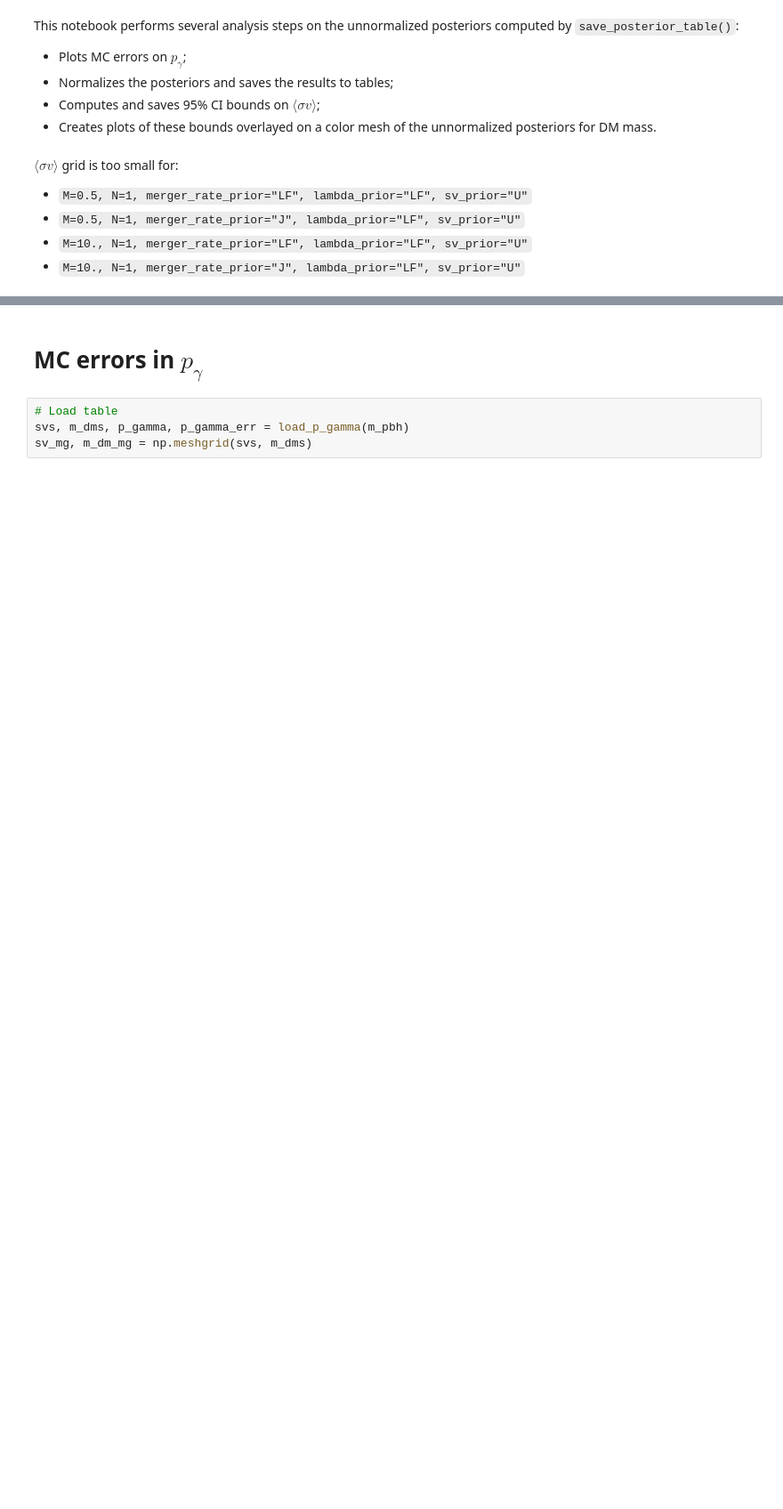
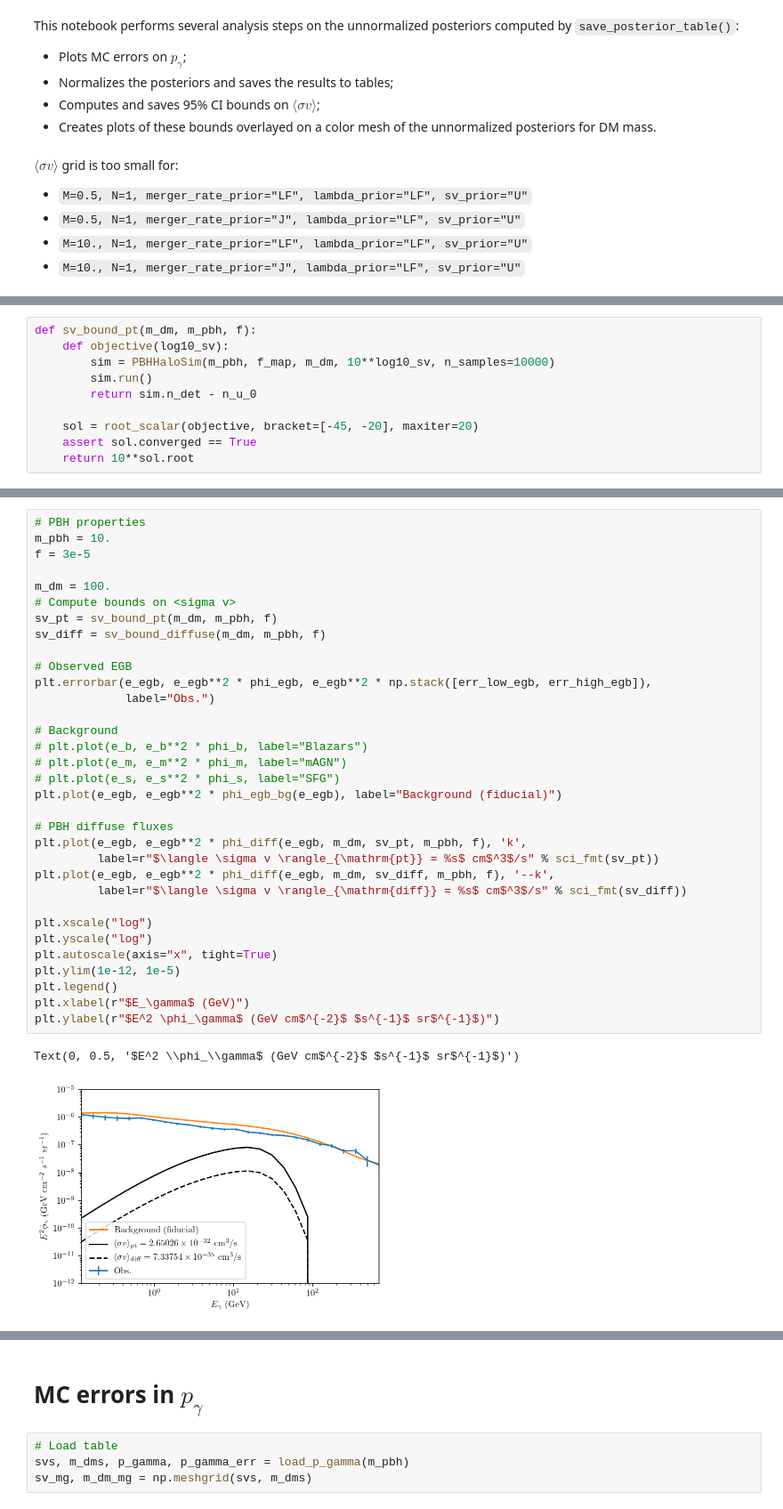
Before and after one commit to adam-coogan/pbhs_vs_wimps, a Jupyter notebook: posterior_sv_analysis_15_feb_2019.ipynb, the cells around one changed output, grey strips where cells are left out. Shown at 89% size. Drawn from its saved outputs; the diff is of its cells as text; blank space fills up the shorter version.

```diff
--- a/posterior_sv_analysis_15_feb_2019.ipynb
+++ b/posterior_sv_analysis_15_feb_2019.ipynb
@@ -43,0 +188,10 @@ svs, _, post_vals = load_posterior(m_pbh, n_pbh, merger_rate_prior,
+# %%
+def sv_bound_pt(m_dm, m_pbh, f):
+    def objective(log10_sv):
+        sim = PBHHaloSim(m_pbh, f_map, m_dm, 10**log10_sv, n_samples=10000)
+        sim.run()
+        return sim.n_det - n_u_0
+
+    sol = root_scalar(objective, bracket=[-45, -20], maxiter=20)
+    assert sol.converged == True
+    return 10**sol.root
@@ -43,0 +202,36 @@ svs, _, post_vals = load_posterior(m_pbh, n_pbh, merger_rate_prior,
+# %%
+# PBH properties
+m_pbh = 10.
+f = 3e-5
+
+m_dm = 100.
+# Compute bounds on <sigma v>
+sv_pt = sv_bound_pt(m_dm, m_pbh, f)
+sv_diff = sv_bound_diffuse(m_dm, m_pbh, f)
+
+# Observed EGB
+plt.errorbar(e_egb, e_egb**2 * phi_egb, e_egb**2 * np.stack([err_low_egb, err_high_egb]),
+             label="Obs.")
+
+# Background
+# plt.plot(e_b, e_b**2 * phi_b, label="Blazars")
+# plt.plot(e_m, e_m**2 * phi_m, label="mAGN")
+# plt.plot(e_s, e_s**2 * phi_s, label="SFG")
+plt.plot(e_egb, e_egb**2 * phi_egb_bg(e_egb), label="Background (fiducial)")
+
+# PBH diffuse fluxes
+plt.plot(e_egb, e_egb**2 * phi_diff(e_egb, m_dm, sv_pt, m_pbh, f), 'k',
+         label=r"$\langle \sigma v \rangle_{\mathrm{pt}} = %s$ cm$^3$/s" % sci_fmt(sv_pt))
+plt.plot(e_egb, e_egb**2 * phi_diff(e_egb, m_dm, sv_diff, m_pbh, f), '--k',
+         label=r"$\langle \sigma v \rangle_{\mathrm{diff}} = %s$ cm$^3$/s" % sci_fmt(sv_diff))
+
+plt.xscale("log")
+plt.yscale("log")
+plt.autoscale(axis="x", tight=True)
+plt.ylim(1e-12, 1e-5)
+plt.legend()
+plt.xlabel(r"$E_\gamma$ (GeV)")
+plt.ylabel(r"$E^2 \phi_\gamma$ (GeV cm$^{-2}$ $s^{-1}$ sr$^{-1}$)")
+# %% [output]
+Text(0, 0.5, '$E^2 \\phi_\\gamma$ (GeV cm$^{-2}$ $s^{-1}$ sr$^{-1}$)')
+[figure, added]
```
Also changed, not shown: parts of 46 cells of this notebook, 18 other files.
